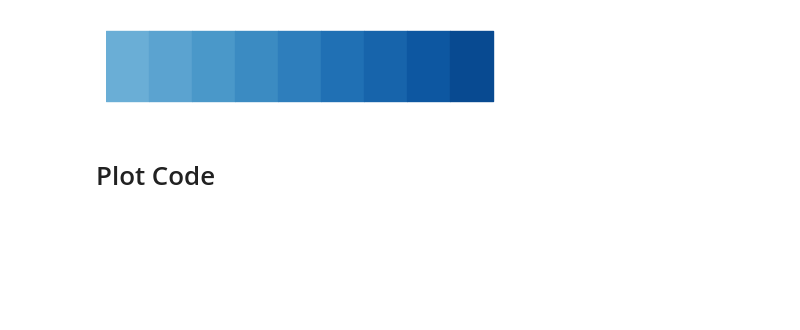
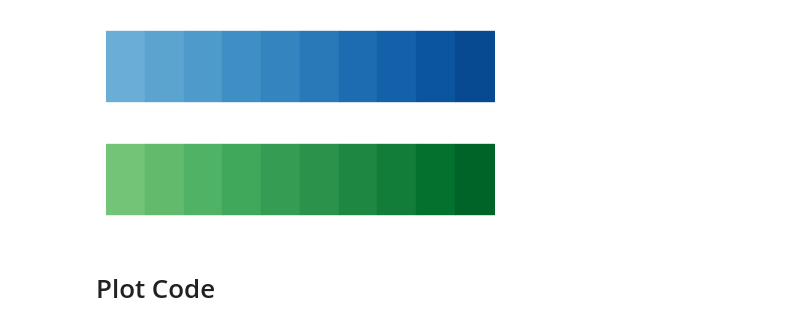
Before and after one commit to ViniciusMikuni/H1Unfold, a Jupyter notebook: plots/Plot_Features_StepEnsembles.ipynb, the cells around one changed output. Cells and saved outputs as stored; diff of their text form; code cells hidden in the pictures; blank space fills up the shorter version.

```diff
--- a/plots/Plot_Features_StepEnsembles.ipynb
+++ b/plots/Plot_Features_StepEnsembles.ipynb
@@ -4,40 +4,43 @@ import numpy as np
 import matplotlib.pyplot as plt
 import matplotlib.gridspec as gridspec
 # %%
-N_Ensemble = 9
+N_Ensemble = 10
 par_dir = "/global/cfs/cdirs/m3246/twamorka/H1Unfold_Vinny/H1Unfold/plots/" #dir for Tanvi's parallel ensembles
 #main_dir = "H1_Feb_Seed1234_emaGetSetWeighs_archL61_closure_ITER4/"
 run = 'H1_Feb_Seed1234_emaGetSetWeighs_archL61'
 run += '_closure'
 #labels = {'fromscratch':'Baseline', 'pretrained':'PreTrained','finetuned':'Finetuned',}
-#labels = {'fromscratch':'Baseline', 'pretrained':'PreTrained'}
-labels = {'fromscratch':'Baseline'}
+labels = {'fromscratch':'Baseline', 'pretrained':'PreTrained'}
+#labels = {'fromscratch':'Baseline'}
 #labels = {'pretrained':'PreTrained'}
 
 
 #par_colors = plt.get_cmap('autumn')(np.linspace(0.8, 0., N_Ensemble))
 #step_colors = plt.get_cmap('winter')(np.linspace(0., .8, N_Ensemble))
 #scratch_colors = plt.get_cmap('cool')(np.linspace(0.5, 1, N_Ensemble))
 #color_maps = [par_colors, step_colors, scratch_colors]
 
 color_maps = ["Blues","Reds","Greens"]
+color_maps = ["Reds", "Greens", "Blues"]
+color_maps = ['Blues', 'Greens']
 marker_list= ['o','P','^']
 
 markers = {}
 for i,key in enumerate(labels.keys()):
     markers[key] = marker_list[i]
 
 colors = {}
 for key, c in zip(labels.keys(), color_maps):
     colors[key] = plt.get_cmap(c)(np.linspace(0.5, 0.9, N_Ensemble))
 
 for key in colors:
     plt.figure(figsize=(5, 1))
     [plt.fill_between([i, i+1], 0, 1, color=c) for i, c in enumerate(colors[key])]
     plt.xlim(0, N_Ensemble)
     plt.axis('off')
 # %% [output]
 [figure]
+[figure, added]
 # %% [markdown]
 # Plot Code
 # %%
```
Also changed, not shown: parts of 5 cells of this notebook.
